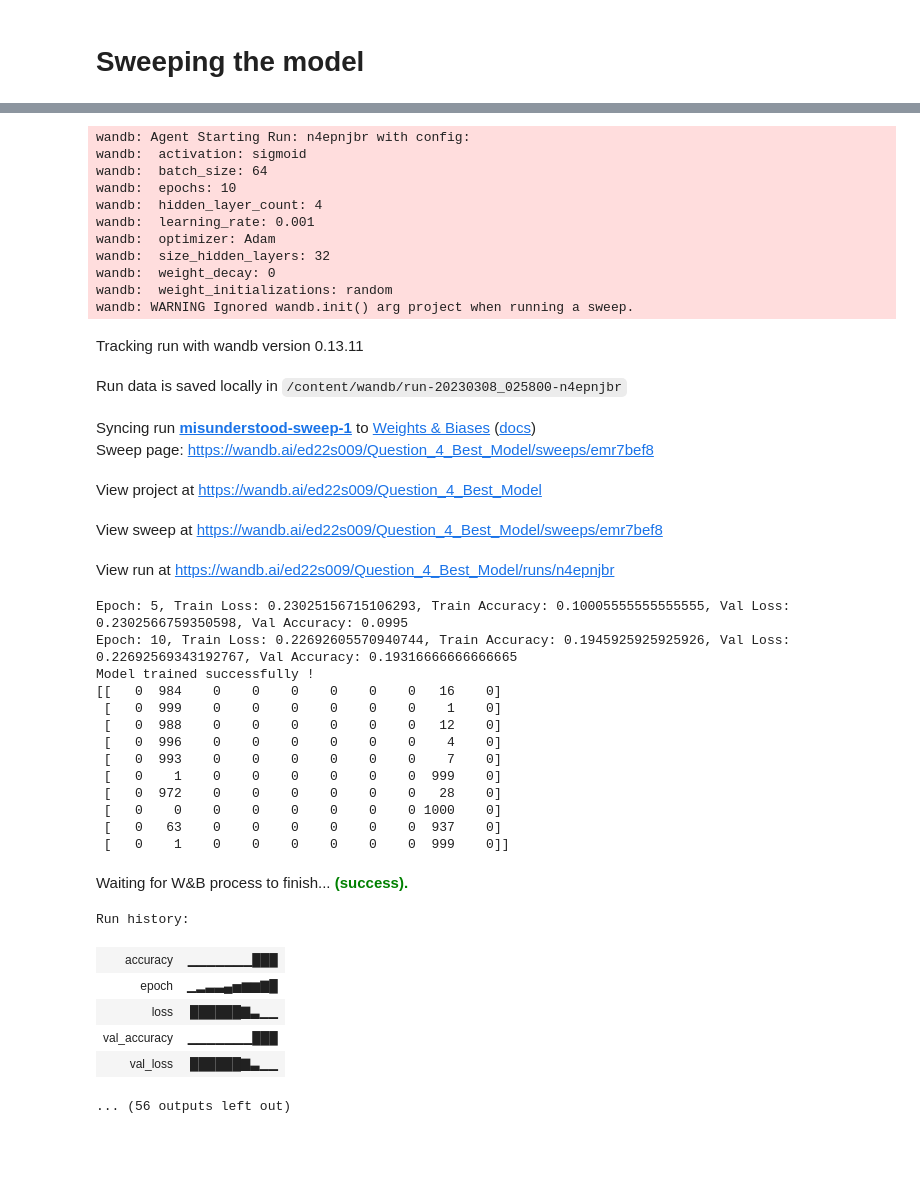
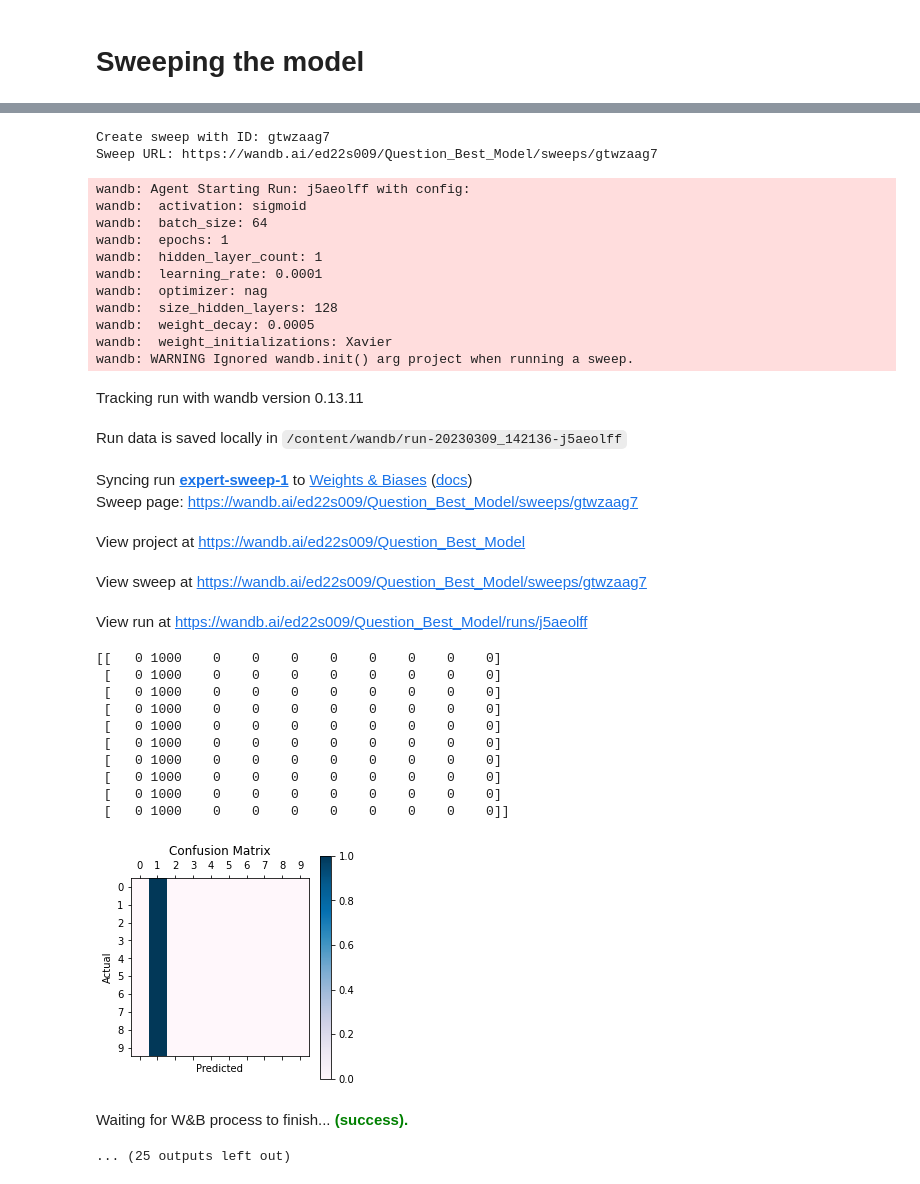
Before and after one commit to swapnilmn/Assignment_1-CS6910, a Jupyter notebook: Assignment_1_Question4.ipynb, the cells around one changed output, grey strips where cells are left out. Cells and saved outputs as stored; diff of their text form; code cells hidden in the pictures; blank space fills up the shorter version.

```diff
--- a/Assignment_1_Question4.ipynb
+++ b/Assignment_1_Question4.ipynb
@@ -158,16 +208,16 @@ if wandb_available:
           'hidden_layer_count':{'values': [3, 4, 5]},
           'size_hidden_layers':{'values': [32,128, 256, 512]},
           'learning_rate':{'values': [0.001, 0.0001]},
-          'optimizer':{'values': [ 'Momentum', 'NAG', 'RMSProp', 'Adam', 'nadam']},
+          'optimizer':{'values': ["sgd", "momentum", "nag", "rmsprop", "adam", "nadam"]},
           'batch_size':{'values': [32, 64, 128]},
-          'activation':{'values': ['sigmoid','tanh', 'Relu']},
+          'activation':{'values': ['sigmoid','tanh', 'ReLU']},
           'weight_initializations':{'values': ['random','Xavier']},
           'weight_decay':{'values': [0, 0.05,0.0005 ]}}
         }
 
 
     # Create the sweep and run the training function
-    sweep_id = wandb.sweep(sweep_config, project='Question_4_Best_Model')
+    sweep_id = wandb.sweep(sweep_config, project='Question_4_Best_Model', entity = 'ed22s009')
     wandb.agent(sweep_id, function=train)
 else:
     print('wandb library not available')
@@ -177,39 +226,33 @@ Sweep URL: https://wandb.ai/ed22s009/Question_4_Best_Model/sweeps/emr7bef8
-wandb: Agent Starting Run: n4epnjbr with config:
-wandb:  activation: sigmoid
-wandb:  batch_size: 64
-wandb:  epochs: 10
-wandb:  hidden_layer_count: 4
-wandb:  learning_rate: 0.001
-wandb:  optimizer: Adam
-wandb:  size_hidden_layers: 32
-wandb:  weight_decay: 0
-wandb:  weight_initializations: random
-wandb: WARNING Ignored wandb.init() arg project when running a sweep.
+Create sweep with ID: gtwzaag7
+Sweep URL: https://wandb.ai/ed22s009/Question_Best_Model/sweeps/gtwzaag7
+wandb: Agent Starting Run: j5aeolff with config:
+wandb:  activation: sigmoid
+wandb:  batch_size: 64
+wandb:  epochs: 1
+wandb:  hidden_layer_count: 1
+wandb:  learning_rate: 0.0001
+wandb:  optimizer: nag
+wandb:  size_hidden_layers: 128
+wandb:  weight_decay: 0.0005
+wandb:  weight_initializations: Xavier
+wandb: WARNING Ignored wandb.init() arg project when running a sweep.
 Tracking run with wandb version 0.13.11
-Run data is saved locally in /content/wandb/run-20230308_025800-n4epnjbr
+Run data is saved locally in /content/wandb/run-20230309_142136-j5aeolff
-Syncing run misunderstood-sweep-1 to Weights & Biases (docs)
-Sweep page: https://wandb.ai/ed22s009/Question_4_Best_Model/sweeps/emr7bef8
+Syncing run expert-sweep-1 to Weights & Biases (docs)
+Sweep page: https://wandb.ai/ed22s009/Question_Best_Model/sweeps/gtwzaag7
-View project at https://wandb.ai/ed22s009/Question_4_Best_Model
+View project at https://wandb.ai/ed22s009/Question_Best_Model
-View sweep at https://wandb.ai/ed22s009/Question_4_Best_Model/sweeps/emr7bef8
+View sweep at https://wandb.ai/ed22s009/Question_Best_Model/sweeps/gtwzaag7
-View run at https://wandb.ai/ed22s009/Question_4_Best_Model/runs/n4epnjbr
+View run at https://wandb.ai/ed22s009/Question_Best_Model/runs/j5aeolff
-Epoch: 5, Train Loss: 0.23025156715106293, Train Accuracy: 0.10005555555555555, Val Loss: 0.2302566759350598, Val Accuracy: 0.0995
-Epoch: 10, Train Loss: 0.22692605570940744, Train Accuracy: 0.1945925925925926, Val Loss: 0.22692569343192767, Val Accuracy: 0.19316666666666665
-Model trained successfully !
-[[   0  984    0    0    0    0    0    0   16    0]
- [   0  999    0    0    0    0    0    0    1    0]
- [   0  988    0    0    0    0    0    0   12    0]
- [   0  996    0    0    0    0    0    0    4    0]
- [   0  993    0    0    0    0    0    0    7    0]
- [   0    1    0    0    0    0    0    0  999    0]
- [   0  972    0    0    0    0    0    0   28    0]
- [   0    0    0    0    0    0    0    0 1000    0]
- [   0   63    0    0    0    0    0    0  937    0]
- [   0    1    0    0    0    0    0    0  999    0]]
+[[   0 1000    0    0    0    0    0    0    0    0]
+ [   0 1000    0    0    0    0    0    0    0    0]
+ [   0 1000    0    0    0    0    0    0    0    0]
+ [   0 1000    0    0    0    0    0    0    0    0]
+ [   0 1000    0    0    0    0    0    0    0    0]
+ [   0 1000    0    0    0    0    0    0    0    0]
+ [   0 1000    0    0    0    0    0    0    0    0]
+ [   0 1000    0    0    0    0    0    0    0    0]
+ [   0 1000    0    0    0    0    0    0    0    0]
+ [   0 1000    0    0    0    0    0    0    0    0]]
+[figure, added]
 Waiting for W&B process to finish... (success).
-Run history:
-| accuracy | ▁▁▁▁▁▁▁███ |
-| epoch | ▁▂▃▃▄▅▆▆▇█ |
-| loss | ██████▇▃▁▁ |
-| val_accuracy | ▁▁▁▁▁▁▁███ |
-| val_loss | ██████▇▃▁▁ |
-... (56 outputs left out)
+... (25 outputs left out)
```
Also changed, not shown: parts of 12 cells of this notebook.
